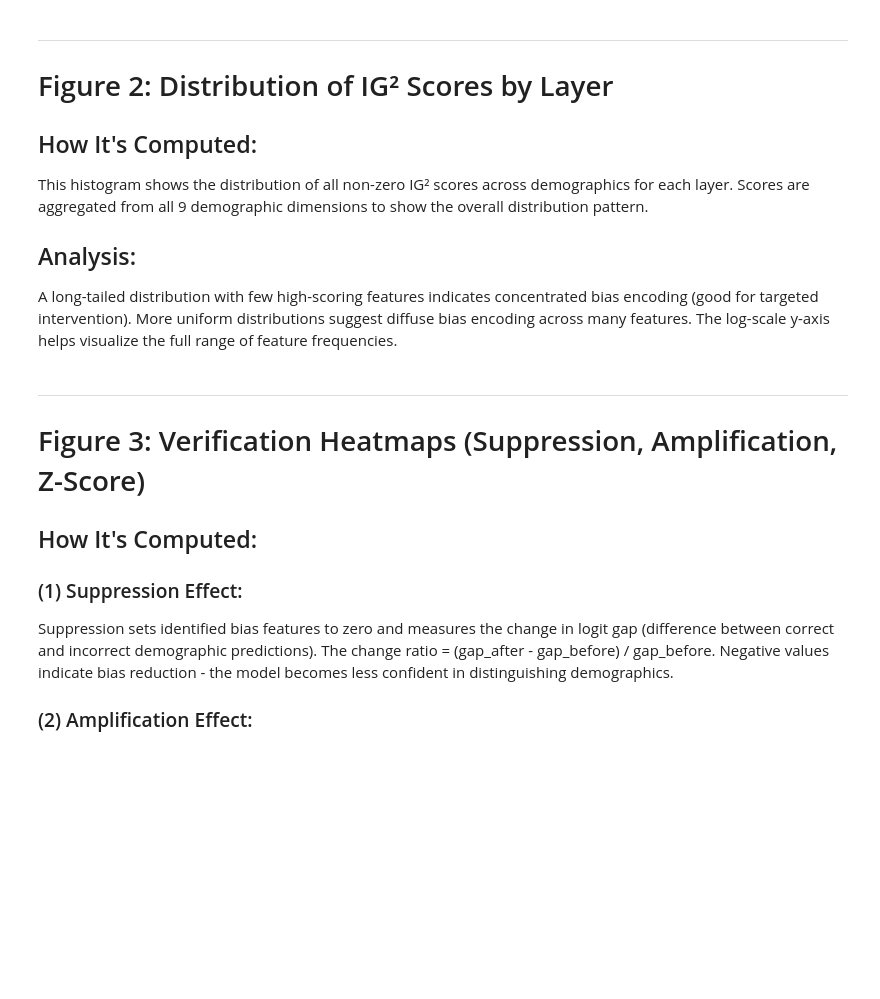
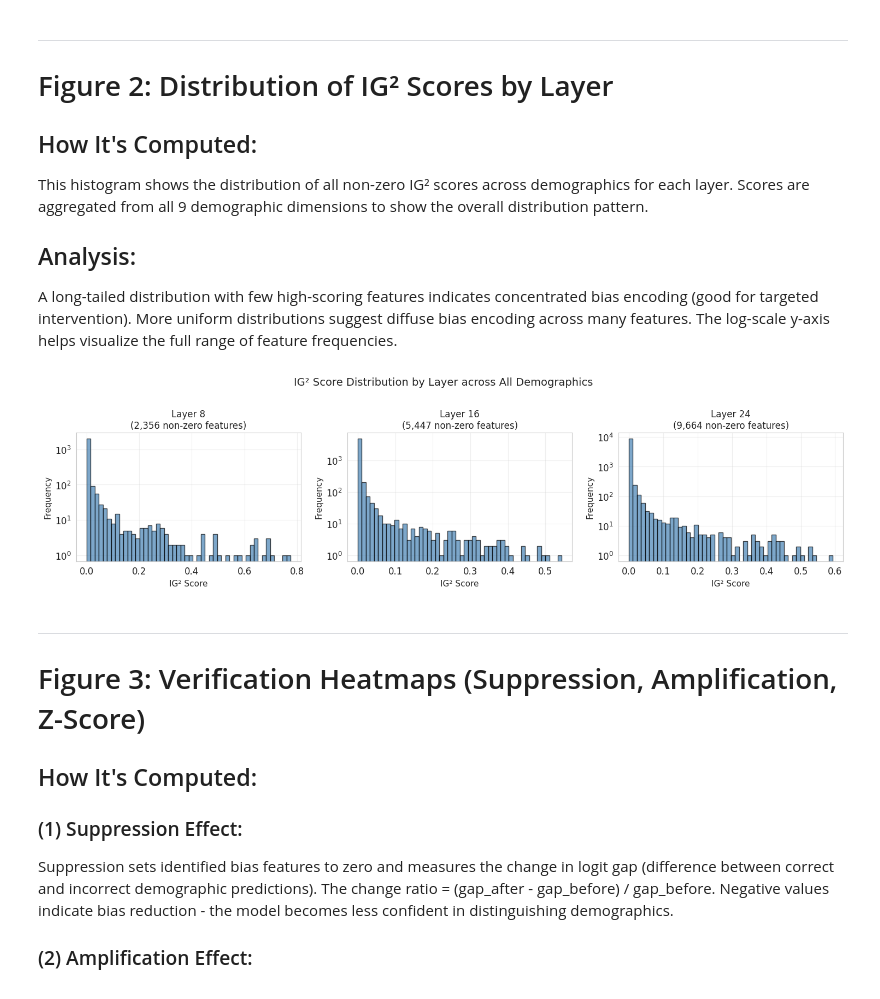
Before and after one commit to youngjinss/Korean-Bias-SAE, a Jupyter notebook: notebooks/visualizations/04_summary_key_figures.ipynb, the cells around one changed output. Saved outputs shown, nothing was run; the diff lists cells and outputs as text; code cells hidden in the pictures; blank space fills up the shorter version.

```diff
--- a/notebooks/visualizations/04_summary_key_figures.ipynb
+++ b/notebooks/visualizations/04_summary_key_figures.ipynb
@@ -477,30 +576,32 @@ A long-tailed distribution with few high-scoring features indicates concentrated
 # %%
 if len(df_ig2) > 0:
     # Distribution of IG² scores for each layer (aggregated across demographics)
     fig, axes = plt.subplots(1, 3, figsize=(15, 4))
 
     for idx, lq in enumerate(LAYER_QUANTILES):
         ax = axes[idx]
 
         lq_data = df_ig2[df_ig2['Layer_Quantile'] == lq]
 
         if len(lq_data) > 0:
             # Concatenate all scores for this layer
             all_scores = np.concatenate([row['Scores'] for _, row in lq_data.iterrows()])
 
             # Plot histogram (only positive scores)
             positive_scores = all_scores[all_scores > 0]
             ax.hist(positive_scores, bins=50, color='steelblue', alpha=0.7, edgecolor='black')
             ax.set_xlabel('IG² Score', fontsize=11)
             ax.set_ylabel('Frequency', fontsize=11)
             ax.set_title(f'{LAYER_LABELS[lq]}\n({len(positive_scores):,} non-zero features)', fontsize=12)
             ax.set_yscale('log')
             ax.grid(alpha=0.3)
 
-    plt.suptitle('Figure 2: IG² Score Distribution by Layer (Aggregated Across All Demographics)', fontsize=14, y=1.01)
+    plt.suptitle('IG² Score Distribution by Layer across All Demographics', fontsize=14, y=1.01)
     plt.tight_layout()
     plt.savefig(ASSETS_DIR / f"fig2_ig2_distribution_by_layer_{STAGE}.png", dpi=300, bbox_inches='tight')
     plt.show()
+# %% [output]
+[figure, added]
 # %% [markdown]
 ---
 # Figure 3: Verification Heatmaps (Suppression, Amplification, Z-Score)
```
Also changed, not shown: parts of 18 cells of this notebook.
